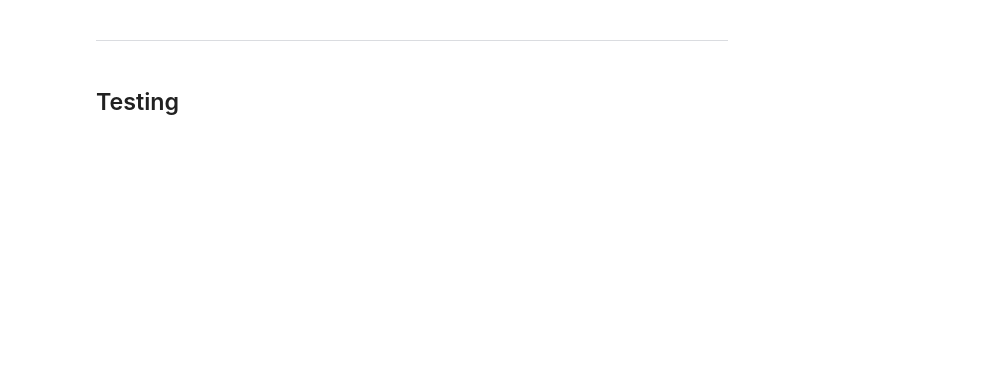
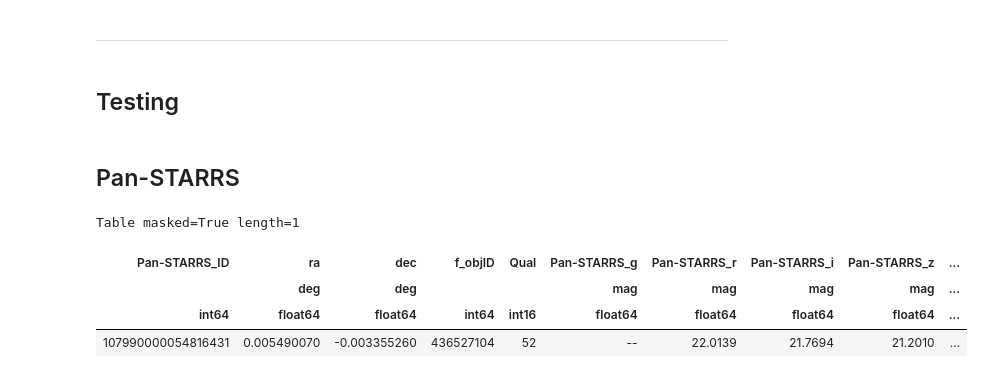
Before and after one commit to FRBs/FRB, a Jupyter notebook: docs/nb/Surveys.ipynb, the cells around one changed output. Saved outputs shown, nothing was run; the diff lists cells and outputs as text; code cells hidden in the pictures; blank space fills up the shorter version.

```diff
--- a/docs/nb/Surveys.ipynb
+++ b/docs/nb/Surveys.ipynb
@@ -95,3 +98,5 @@ Table length=1
 ## Testing
 # %%
 tmp = 'mag_auto_g,magerr_auto_g,mag_auto_r,magerr_auto_r,mag_auto_i,magerr_auto_i,mag_auto_z,magerr_auto_z,mag_auto_y,magerr_auto_y,coadd_object_id,ra,dec,tilename\n23.9905,0.194438,22.3105,0.0595304,20.9695,0.0296516,20.4385,0.0391535,20.292,0.100701,209895628,326.105565,-40.569422,DES2143-4040\n'
+# %% [markdown]
+## Pan-STARRS
@@ -97,0 +107,8 @@ tmp = 'mag_auto_g,magerr_auto_g,mag_auto_r,magerr_auto_r,mag_auto_i,magerr_auto_
+# %%
+ps_tbl
+# %% [output]
+Table masked=True length=1
+| Pan-STARRS_ID | ra | dec | f_objID | Qual | Pan-STARRS_g | Pan-STARRS_r | Pan-STARRS_i | Pan-STARRS_z | ... |
+|  | deg | deg |  |  | mag | mag | mag | mag | ... |
+| int64 | float64 | float64 | int64 | int16 | float64 | float64 | float64 | float64 | ... |
+| 107990000054816431 | 0.005490070 | -0.003355260 | 436527104 | 52 | -- | 22.0139 | 21.7694 | 21.2010 | ... |
```
Also changed, not shown: parts of 7 cells of this notebook.
